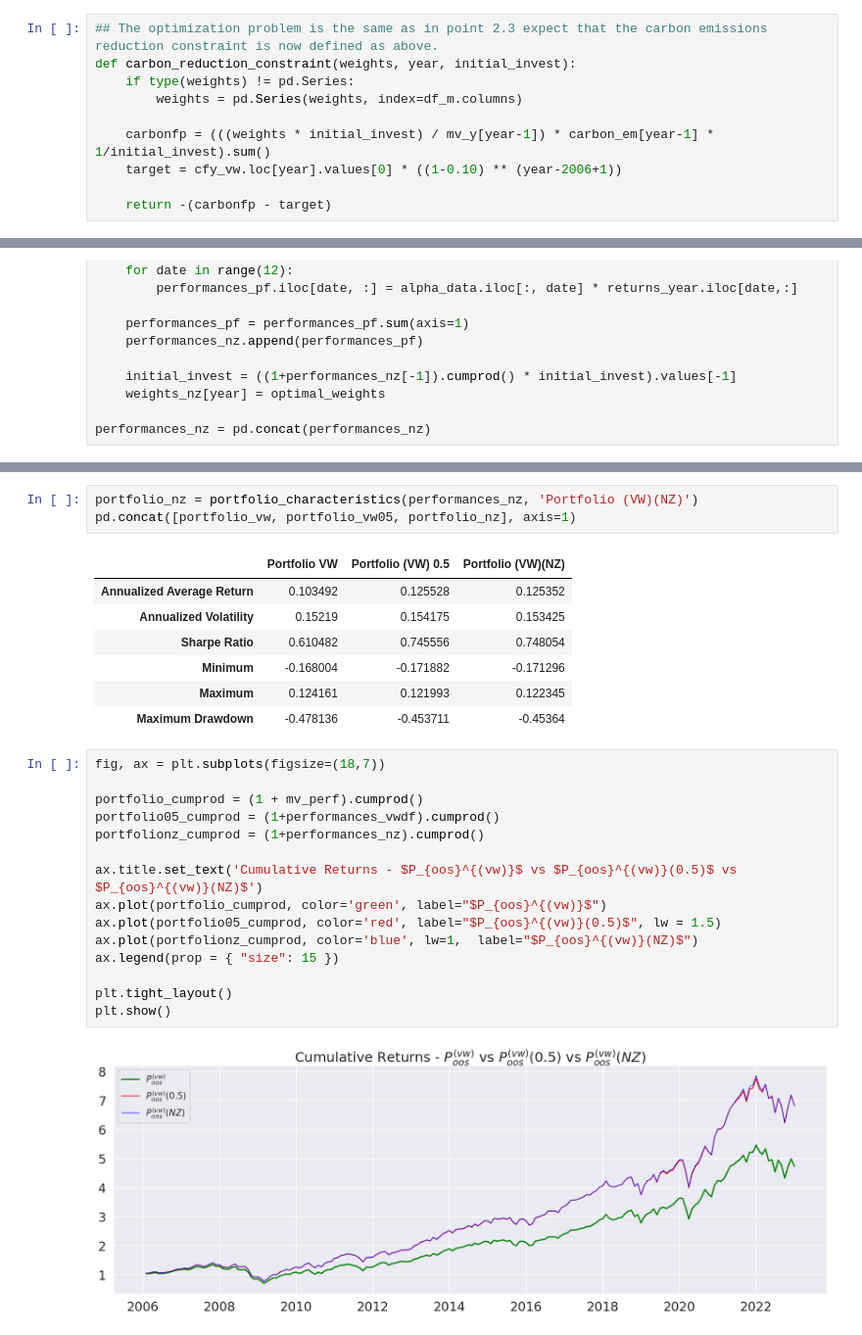
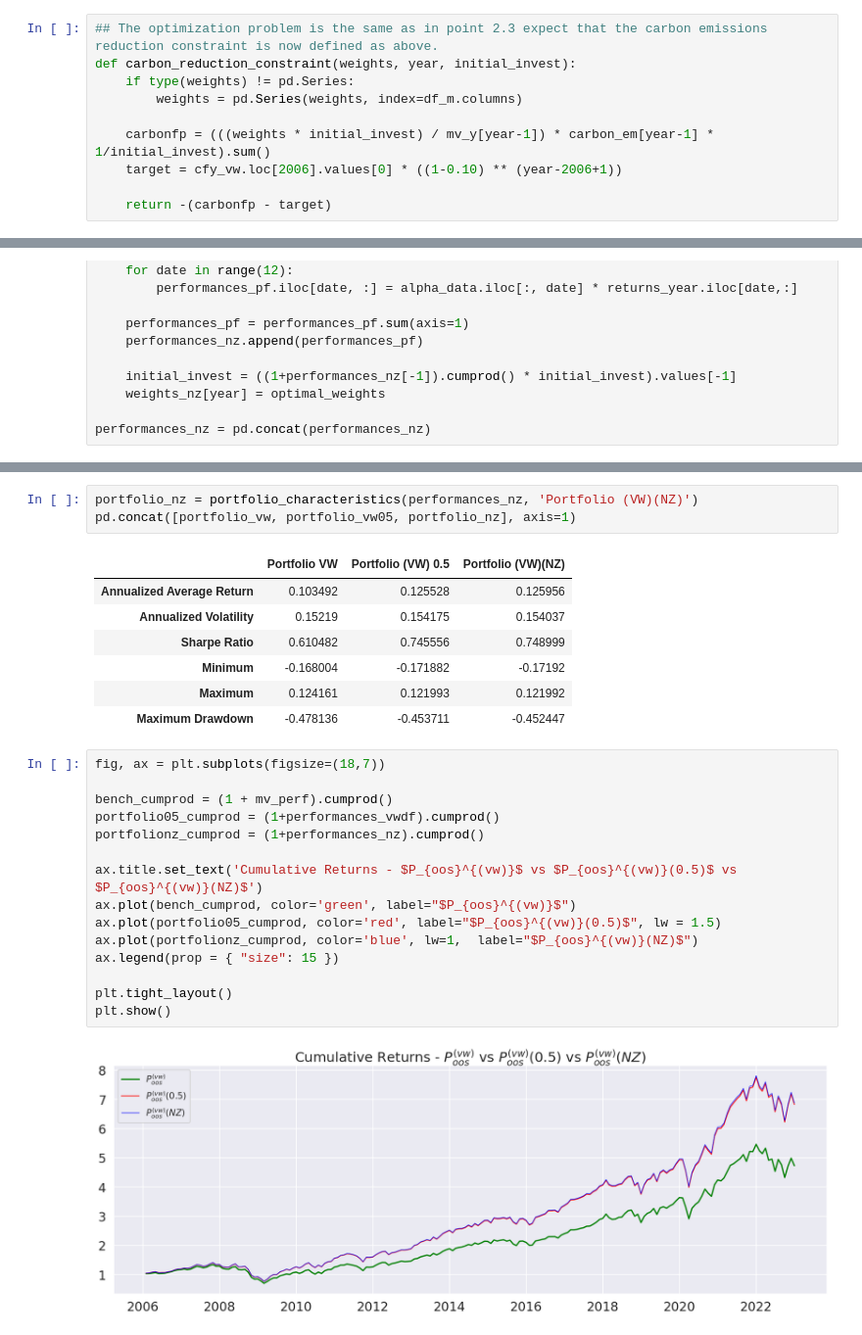
Before and after one commit to dorentinmorina/SAAM, a Jupyter notebook: main.ipynb, the cells around one changed output, grey strips where cells are left out. Shown at 98% size. Saved outputs shown, nothing was run; the diff lists cells and outputs as text.

```diff
--- a/main.ipynb
+++ b/main.ipynb
@@ -1013,7 +1013,7 @@ def carbon_reduction_constraint(weights, year, initial_invest):
         weights = pd.Series(weights, index=df_m.columns)
 
     carbonfp = (((weights * initial_invest) / mv_y[year-1]) * carbon_em[year-1] * 1/initial_invest).sum()
-    target = cfy_vw.loc[year].values[0] * ((1-0.10) ** (year-2006+1))
+    target = cfy_vw.loc[2006].values[0] * ((1-0.10) ** (year-2006+1))
 
     return -(carbonfp - target)
 # %%
@@ -1106,26 +1106,26 @@ portfolio_nz = portfolio_characteristics(performances_nz, 'Portfolio (VW)(NZ)')
 pd.concat([portfolio_vw, portfolio_vw05, portfolio_nz], axis=1)
 # %% [output]
 |  | Portfolio VW | Portfolio (VW) 0.5 | Portfolio (VW)(NZ) |
-| Annualized Average Return | 0.103492 | 0.125528 | 0.125352 |
-| Annualized Volatility | 0.15219 | 0.154175 | 0.153425 |
-| Sharpe Ratio | 0.610482 | 0.745556 | 0.748054 |
-| Minimum | -0.168004 | -0.171882 | -0.171296 |
-| Maximum | 0.124161 | 0.121993 | 0.122345 |
-| Maximum Drawdown | -0.478136 | -0.453711 | -0.45364 |
+| Annualized Average Return | 0.103492 | 0.125528 | 0.125956 |
+| Annualized Volatility | 0.15219 | 0.154175 | 0.154037 |
+| Sharpe Ratio | 0.610482 | 0.745556 | 0.748999 |
+| Minimum | -0.168004 | -0.171882 | -0.17192 |
+| Maximum | 0.124161 | 0.121993 | 0.121992 |
+| Maximum Drawdown | -0.478136 | -0.453711 | -0.452447 |
 # %%
 fig, ax = plt.subplots(figsize=(18,7))
 
-portfolio_cumprod = (1 + mv_perf).cumprod()
+bench_cumprod = (1 + mv_perf).cumprod()
 portfolio05_cumprod = (1+performances_vwdf).cumprod()
 portfolionz_cumprod = (1+performances_nz).cumprod()
 
 ax.title.set_text('Cumulative Returns - $P_{oos}^{(vw)}$ vs $P_{oos}^{(vw)}(0.5)$ vs $P_{oos}^{(vw)}(NZ)$')
-ax.plot(portfolio_cumprod, color='green', label="$P_{oos}^{(vw)}$")
+ax.plot(bench_cumprod, color='green', label="$P_{oos}^{(vw)}$")
 ax.plot(portfolio05_cumprod, color='red', label="$P_{oos}^{(vw)}(0.5)$", lw = 1.5)
 ax.plot(portfolionz_cumprod, color='blue', lw=1,  label="$P_{oos}^{(vw)}(NZ)$")
 ax.legend(prop = { "size": 15 })
 
 plt.tight_layout()
 plt.show()
 # %% [output]
-[figure, old version]
+[figure, new version]
```
Also changed, not shown: parts of 1 cell of this notebook.
